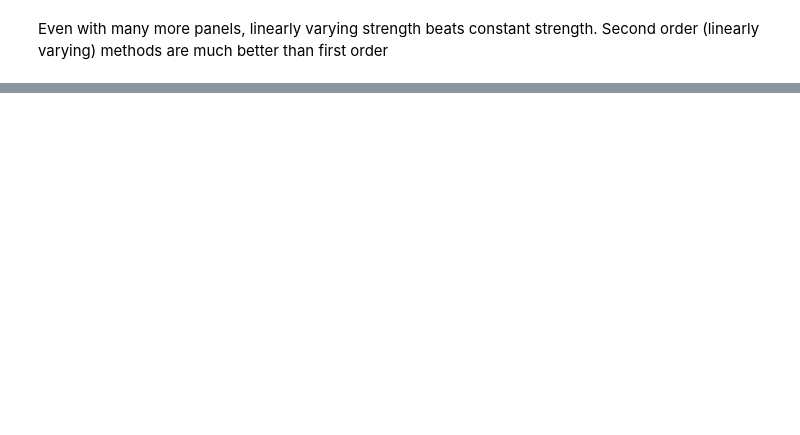
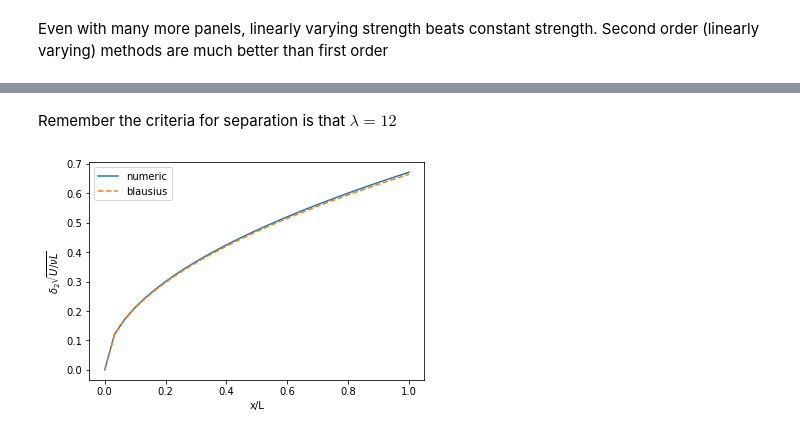
Before and after one commit to weymouth/MarineHydro, a Jupyter notebook: tutorials/notebook template.ipynb, the cells around one changed output, grey strips where cells are left out. Drawn from its saved outputs; the diff is of its cells as text; code cells hidden in the pictures; blank space fills up the shorter version.

```diff
--- a/tutorials/notebook template.ipynb
+++ b/tutorials/notebook template.ipynb
@@ -396,0 +430,12 @@ Even with many more panels, linearly varying strength beats constant strength. S
+# %% [markdown]
+Remember the criteria for separation is that $\lambda = 12 $
+# %%
+s = np.linspace(0,1,32)             # distance along BL
+u_s = np.ones_like(s)               # external velocity
+delta2, lam, iSep = bl.thwaites(s, u_s)   # BL properties
+
+plt.plot(s, delta2, label='numeric')
+plt.plot(s, 0.664*np.sqrt(s), label='blausius', ls='--')
+plt.xlabel('x/L'); plt.ylabel(r'$\delta_2 \sqrt{U/\nu L}$'); plt.legend();
+# %% [output]
+[figure, added]
```
Also changed, not shown: parts of 15 cells of this notebook.
